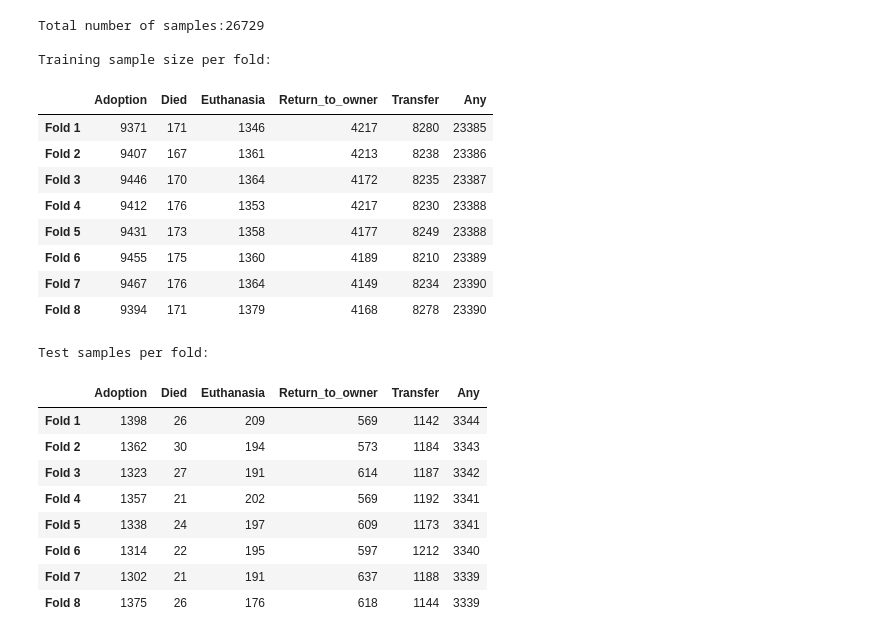
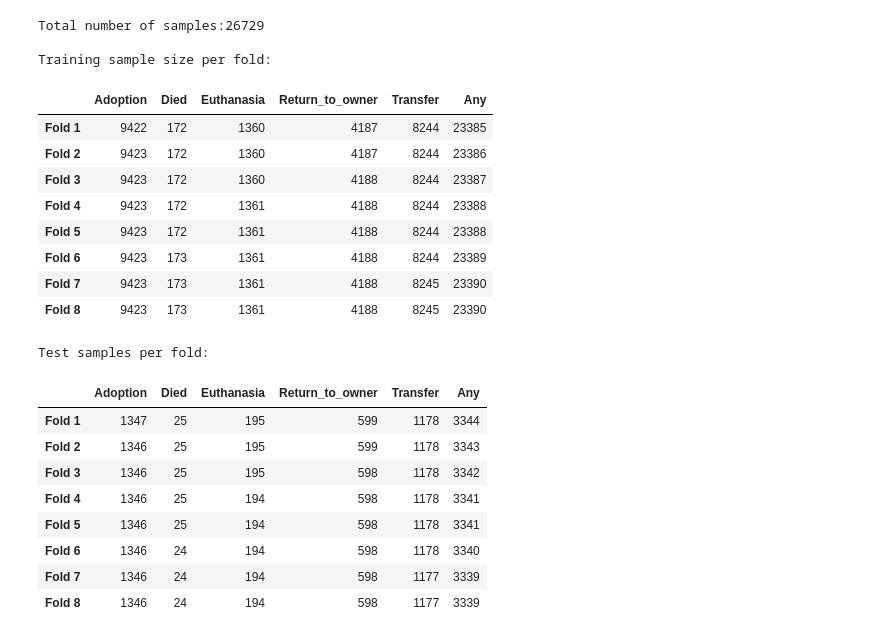
Before and after one commit to mspinelli/animal_shelter, a Jupyter notebook: RandomForest.ipynb, the cells around one changed output. Cells and saved outputs as stored; diff of their text form; code cells hidden in the pictures.

```diff
--- a/RandomForest.ipynb
+++ b/RandomForest.ipynb
@@ -20,0 +37,6 @@ animals.drop("ImputatedSex", inplace=True, axis=1)
+# %%
+animals.Hair = pd.Categorical(animals.Hair).codes # NaN becomes -1
+animals.loc[animals.Hair == -1, 'Hair'] = np.nan
+cols = [0] + range(11,39)
+cats = animals[animals.AnimalType=='Cat'].iloc[:,cols]
+dogs = animals[animals.AnimalType=='Dog'].iloc[:,cols]
@@ -20,0 +65,16 @@ animals.drop("ImputatedSex", inplace=True, axis=1)
+# %%
+imputer = Imputer(strategy='median')
+cats.iloc[:, 10:26] = -1
+dogs.Hair = -1
+# %%
+dogs = pd.merge(dogs, pd.DataFrame(imputer.fit_transform(dogs), columns = animals.iloc[:, cols].columns),
+                how='inner', on='ID').iloc[:, [0] + range(29, 57)]
+
+cats = pd.merge(cats, pd.DataFrame(imputer.fit_transform(cats), columns = animals.iloc[:, cols].columns),
+                how='inner', on='ID').iloc[:, [0] + range(29, 57)]
+
+outcomes = pd.DataFrame(animals.iloc[:, [0, 4]])
+animals = pd.concat([dogs, cats])
+animals = pd.merge(animals, outcomes, on='ID')
+animals.columns = [x.replace('_y', '') for x in animals.columns]
+pd.isnull(animals).sum() > 0
@@ -34,7 +112,7 @@ def visualize_folds(data, train, test):
     summary = pd.DataFrame([
         f.groupby('OutcomeType')
         .count()
-        .AnimalID.rename('Fold {}'.format(i+1))
+        .ID.rename('Fold {}'.format(i+1))
         for i, f in enumerate(train)])
     summary['Any'] = summary.sum(axis=1)
     summary.columns = summary.columns.rename('')
@@ -44,7 +122,7 @@ def visualize_folds(data, train, test):
     summary = pd.DataFrame([
         f.groupby('OutcomeType')
         .count()
-        .AnimalID.rename('Fold {}'.format(i+1))
+        .ID.rename('Fold {}'.format(i+1))
         for i, f in enumerate(test)])
     summary['Any'] = summary.sum(axis=1)
     summary.columns = summary.columns.rename('')
@@ -52,29 +132,29 @@ def visualize_folds(data, train, test):
 # %%
-train, test = run_skf(data, n_splits=n_splits)
-visualize_folds(data, train, test)
+train, test = run_skf(animals, n_splits=n_splits)
+visualize_folds(animals, train, test)
 # %% [output]
 Total number of samples:26729
 
 Training sample size per fold:
 |  | Adoption | Died | Euthanasia | Return_to_owner | Transfer | Any |
-| Fold 1 | 9371 | 171 | 1346 | 4217 | 8280 | 23385 |
-| Fold 2 | 9407 | 167 | 1361 | 4213 | 8238 | 23386 |
-| Fold 3 | 9446 | 170 | 1364 | 4172 | 8235 | 23387 |
-| Fold 4 | 9412 | 176 | 1353 | 4217 | 8230 | 23388 |
-| Fold 5 | 9431 | 173 | 1358 | 4177 | 8249 | 23388 |
-| Fold 6 | 9455 | 175 | 1360 | 4189 | 8210 | 23389 |
-| Fold 7 | 9467 | 176 | 1364 | 4149 | 8234 | 23390 |
-| Fold 8 | 9394 | 171 | 1379 | 4168 | 8278 | 23390 |
+| Fold 1 | 9422 | 172 | 1360 | 4187 | 8244 | 23385 |
+| Fold 2 | 9423 | 172 | 1360 | 4187 | 8244 | 23386 |
+| Fold 3 | 9423 | 172 | 1360 | 4188 | 8244 | 23387 |
+| Fold 4 | 9423 | 172 | 1361 | 4188 | 8244 | 23388 |
+| Fold 5 | 9423 | 172 | 1361 | 4188 | 8244 | 23388 |
+| Fold 6 | 9423 | 173 | 1361 | 4188 | 8244 | 23389 |
+| Fold 7 | 9423 | 173 | 1361 | 4188 | 8245 | 23390 |
+| Fold 8 | 9423 | 173 | 1361 | 4188 | 8245 | 23390 |
 Test samples per fold:
 |  | Adoption | Died | Euthanasia | Return_to_owner | Transfer | Any |
-| Fold 1 | 1398 | 26 | 209 | 569 | 1142 | 3344 |
-| Fold 2 | 1362 | 30 | 194 | 573 | 1184 | 3343 |
-| Fold 3 | 1323 | 27 | 191 | 614 | 1187 | 3342 |
-| Fold 4 | 1357 | 21 | 202 | 569 | 1192 | 3341 |
-| Fold 5 | 1338 | 24 | 197 | 609 | 1173 | 3341 |
-| Fold 6 | 1314 | 22 | 195 | 597 | 1212 | 3340 |
-| Fold 7 | 1302 | 21 | 191 | 637 | 1188 | 3339 |
-| Fold 8 | 1375 | 26 | 176 | 618 | 1144 | 3339 |
+| Fold 1 | 1347 | 25 | 195 | 599 | 1178 | 3344 |
+| Fold 2 | 1346 | 25 | 195 | 599 | 1178 | 3343 |
+| Fold 3 | 1346 | 25 | 195 | 598 | 1178 | 3342 |
+| Fold 4 | 1346 | 25 | 194 | 598 | 1178 | 3341 |
+| Fold 5 | 1346 | 25 | 194 | 598 | 1178 | 3341 |
+| Fold 6 | 1346 | 24 | 194 | 598 | 1178 | 3340 |
+| Fold 7 | 1346 | 24 | 194 | 598 | 1177 | 3339 |
+| Fold 8 | 1346 | 24 | 194 | 598 | 1177 | 3339 |
 # %%
 def plot_confusion_matrix(cm, classes,
                           normalize=False,
```
Also changed, not shown: parts of 13 cells of this notebook, 1 other file.
